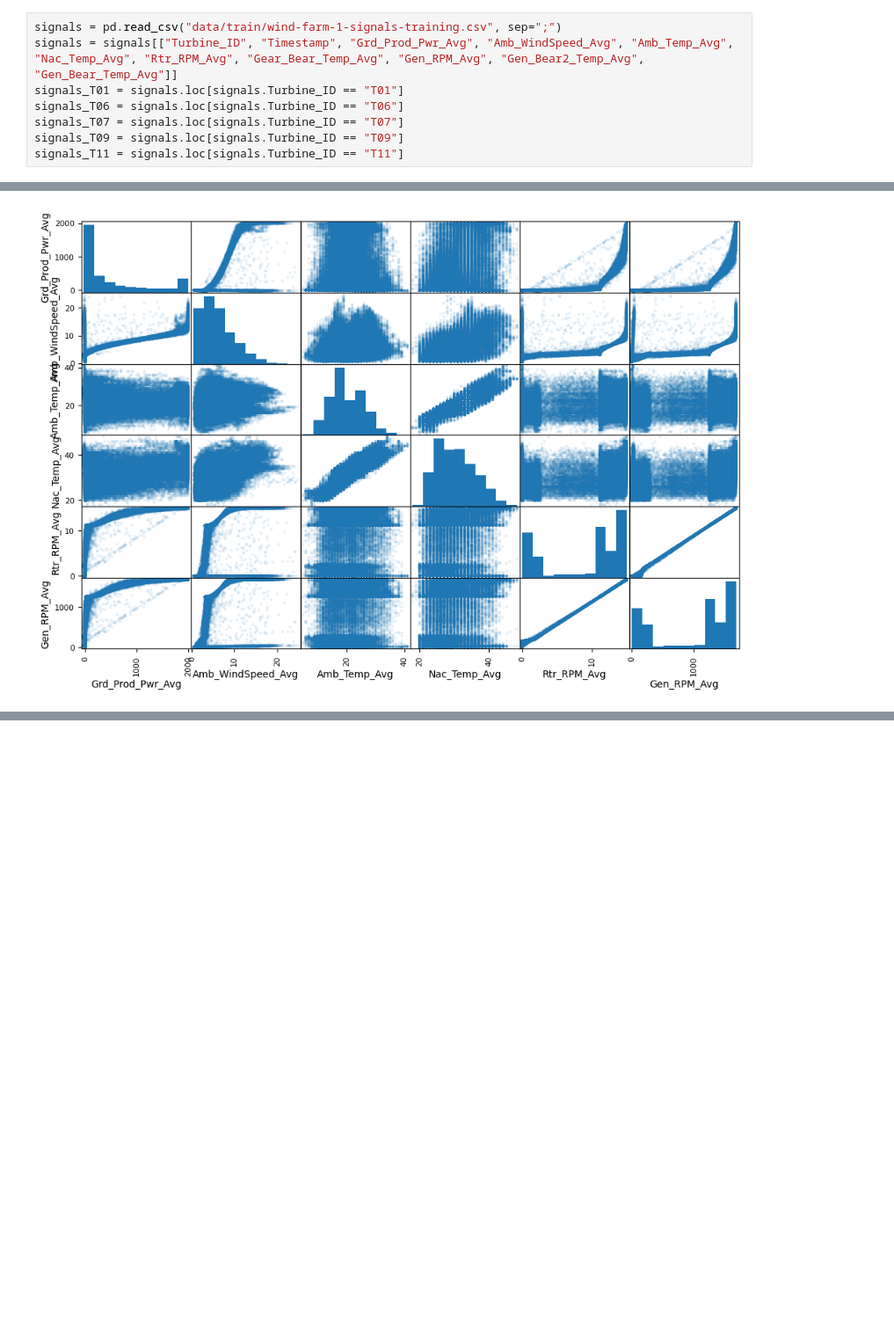
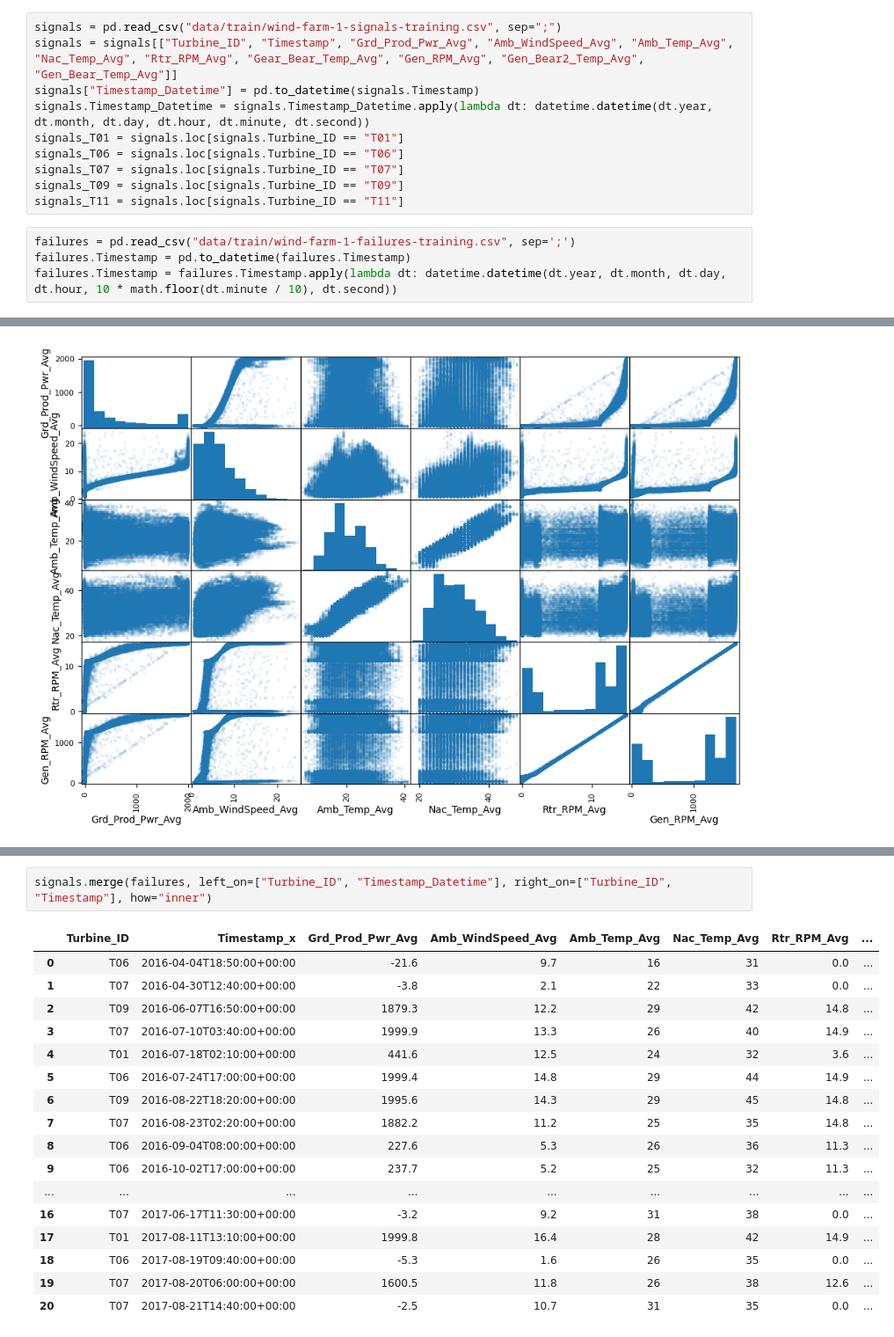
Before and after one commit to AntoniKedzierski/Windfarm, a Jupyter notebook: data_exploration.ipynb, the cells around one changed output, grey strips where cells are left out. Shown at 88% size. Drawn from its saved outputs; the diff is of its cells as text; blank space fills up the shorter version.

```diff
--- a/data_exploration.ipynb
+++ b/data_exploration.ipynb
@@ -9,8 +11,14 @@ plt.rcParams['figure.dpi'] = 100
 # %%
 signals = pd.read_csv("data/train/wind-farm-1-signals-training.csv", sep=";")
 signals = signals[["Turbine_ID", "Timestamp", "Grd_Prod_Pwr_Avg", "Amb_WindSpeed_Avg", "Amb_Temp_Avg", "Nac_Temp_Avg", "Rtr_RPM_Avg", "Gear_Bear_Temp_Avg", "Gen_RPM_Avg", "Gen_Bear2_Temp_Avg", "Gen_Bear_Temp_Avg"]]
+signals["Timestamp_Datetime"] = pd.to_datetime(signals.Timestamp)
+signals.Timestamp_Datetime = signals.Timestamp_Datetime.apply(lambda dt: datetime.datetime(dt.year, dt.month, dt.day, dt.hour, dt.minute, dt.second))
 signals_T01 = signals.loc[signals.Turbine_ID == "T01"]
 signals_T06 = signals.loc[signals.Turbine_ID == "T06"]
 signals_T07 = signals.loc[signals.Turbine_ID == "T07"]
 signals_T09 = signals.loc[signals.Turbine_ID == "T09"]
 signals_T11 = signals.loc[signals.Turbine_ID == "T11"]
+# %%
+failures = pd.read_csv("data/train/wind-farm-1-failures-training.csv", sep=';')
+failures.Timestamp = pd.to_datetime(failures.Timestamp)
+failures.Timestamp = failures.Timestamp.apply(lambda dt: datetime.datetime(dt.year, dt.month, dt.day, dt.hour, 10 * math.floor(dt.minute / 10), dt.second))
@@ -82,0 +135,20 @@ plt.show()
+# %%
+signals.merge(failures, left_on=["Turbine_ID", "Timestamp_Datetime"], right_on=["Turbine_ID", "Timestamp"], how="inner")
+# %% [output]
+|  | Turbine_ID | Timestamp_x | Grd_Prod_Pwr_Avg | Amb_WindSpeed_Avg | Amb_Temp_Avg | Nac_Temp_Avg | Rtr_RPM_Avg | ... |
+| 0 | T06 | 2016-04-04T18:50:00+00:00 | -21.6 | 9.7 | 16 | 31 | 0.0 | ... |
+| 1 | T07 | 2016-04-30T12:40:00+00:00 | -3.8 | 2.1 | 22 | 33 | 0.0 | ... |
+| 2 | T09 | 2016-06-07T16:50:00+00:00 | 1879.3 | 12.2 | 29 | 42 | 14.8 | ... |
+| 3 | T07 | 2016-07-10T03:40:00+00:00 | 1999.9 | 13.3 | 26 | 40 | 14.9 | ... |
+| 4 | T01 | 2016-07-18T02:10:00+00:00 | 441.6 | 12.5 | 24 | 32 | 3.6 | ... |
+| 5 | T06 | 2016-07-24T17:00:00+00:00 | 1999.4 | 14.8 | 29 | 44 | 14.9 | ... |
+| 6 | T09 | 2016-08-22T18:20:00+00:00 | 1995.6 | 14.3 | 29 | 45 | 14.8 | ... |
+| 7 | T07 | 2016-08-23T02:20:00+00:00 | 1882.2 | 11.2 | 25 | 35 | 14.8 | ... |
+| 8 | T06 | 2016-09-04T08:00:00+00:00 | 227.6 | 5.3 | 26 | 36 | 11.3 | ... |
+| 9 | T06 | 2016-10-02T17:00:00+00:00 | 237.7 | 5.2 | 25 | 32 | 11.3 | ... |
+| ... | ... | ... | ... | ... | ... | ... | ... | ... |
+| 16 | T07 | 2017-06-17T11:30:00+00:00 | -3.2 | 9.2 | 31 | 38 | 0.0 | ... |
+| 17 | T01 | 2017-08-11T13:10:00+00:00 | 1999.8 | 16.4 | 28 | 42 | 14.9 | ... |
+| 18 | T06 | 2017-08-19T09:40:00+00:00 | -5.3 | 1.6 | 26 | 35 | 0.0 | ... |
+| 19 | T07 | 2017-08-20T06:00:00+00:00 | 1600.5 | 11.8 | 26 | 38 | 12.6 | ... |
+| 20 | T07 | 2017-08-21T14:40:00+00:00 | -2.5 | 10.7 | 31 | 35 | 0.0 | ... |
```
Also changed, not shown: parts of 7 cells of this notebook.
